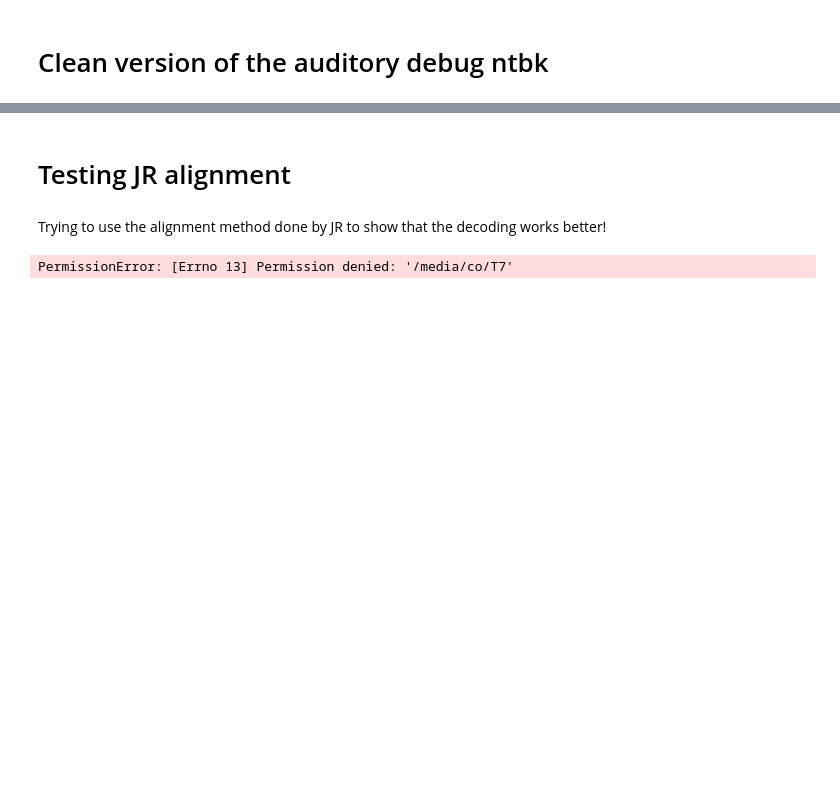
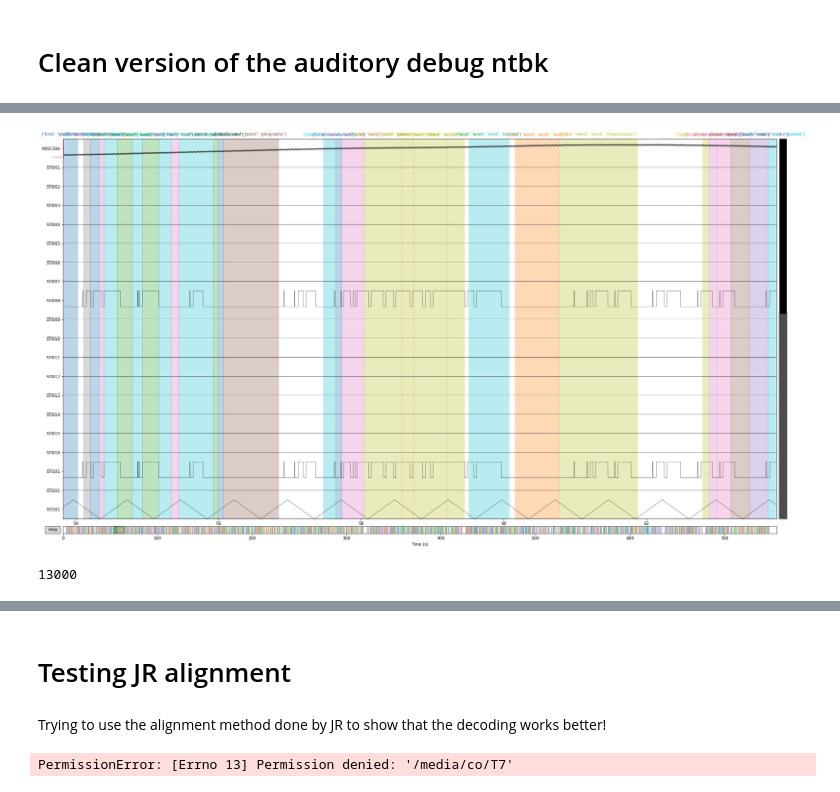
Before and after one commit to BelCorentin/neurospin-petit-prince, a Jupyter notebook: decoding/ntbk/auditory_clean.ipynb, the cells around one changed output, grey strips where cells are left out. Drawn from its saved outputs; the diff is of its cells as text; code cells hidden in the pictures; blank space fills up the shorter version.

```diff
--- a/decoding/ntbk/auditory_clean.ipynb
+++ b/decoding/ntbk/auditory_clean.ipynb
@@ -2,0 +364,12 @@
+# %%
+# Plot the raw data
+import matplotlib
+matplotlib.use('Qt5Agg')
+
+raw.pick_types(stim=True, misc=True).plot(block=True, start=0, duration=10., precompute='auto')
+# %% [output]
+[figure, added]
+# %%
+raw.first_samp
+# %% [output]
+13000
```
Also changed, not shown: parts of 23 cells of this notebook, 25 other files.
